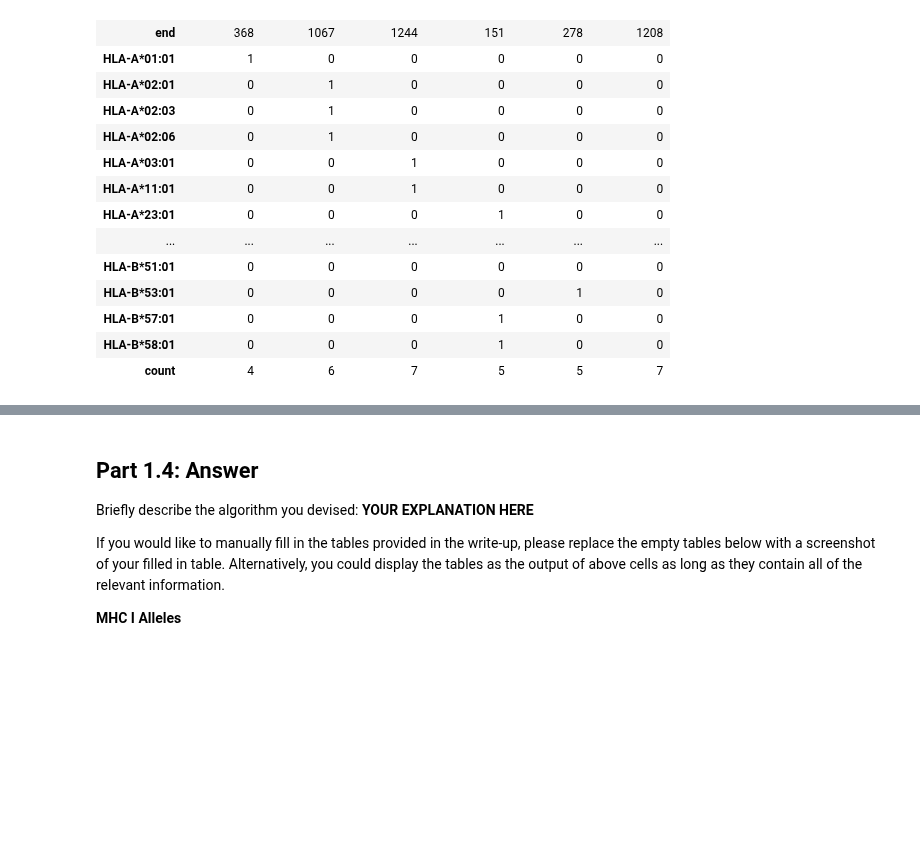
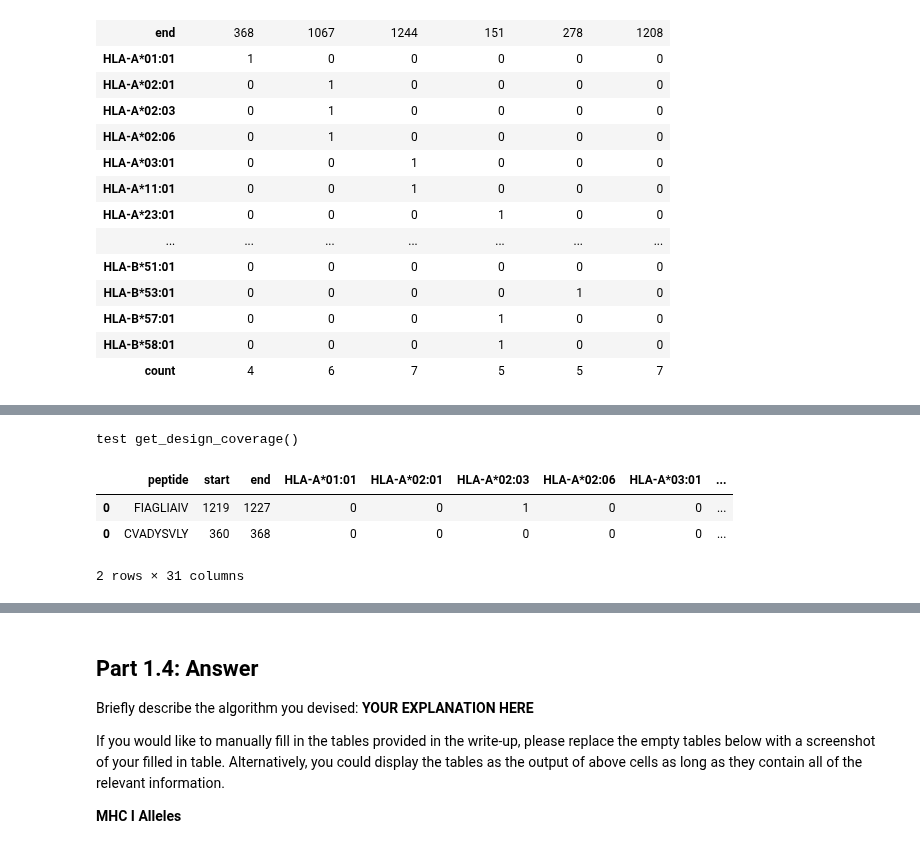
Before and after one commit to ryanquinnnelson/CMU-02718-HW5, a Jupyter notebook: 02_518_02_718_HW_5_ryann.ipynb, the cells around one changed output, grey strips where cells are left out. Cells and saved outputs as stored; diff of their text form; code cells hidden in the pictures; blank space fills up the shorter version.

```diff
--- a/02_518_02_718_HW_5_ryann.ipynb
+++ b/02_518_02_718_HW_5_ryann.ipynb
@@ -1736,0 +1809,13 @@ mhc2_execution_r2[mhc2_execution_r2['peptide'].isin(['WRVYSTGSNVFQTRA', 'LNESLID
+# %%
+print('test get_design_coverage()')
+
+test_coverage_df = coverages_mhc1[5]
+test_design = ['FIAGLIAIV', 'CVADYSVLY']
+
+get_design_coverage(test_design, test_coverage_df)
+# %% [output]
+test get_design_coverage()
+|  | peptide | start | end | HLA-A*01:01 | HLA-A*02:01 | HLA-A*02:03 | HLA-A*02:06 | HLA-A*03:01 | ... |
+| 0 | FIAGLIAIV | 1219 | 1227 | 0 | 0 | 1 | 0 | 0 | ... |
+| 0 | CVADYSVLY | 360 | 368 | 0 | 0 | 0 | 0 | 0 | ... |
+2 rows × 31 columns
```
Also changed, not shown: parts of 18 cells of this notebook.
